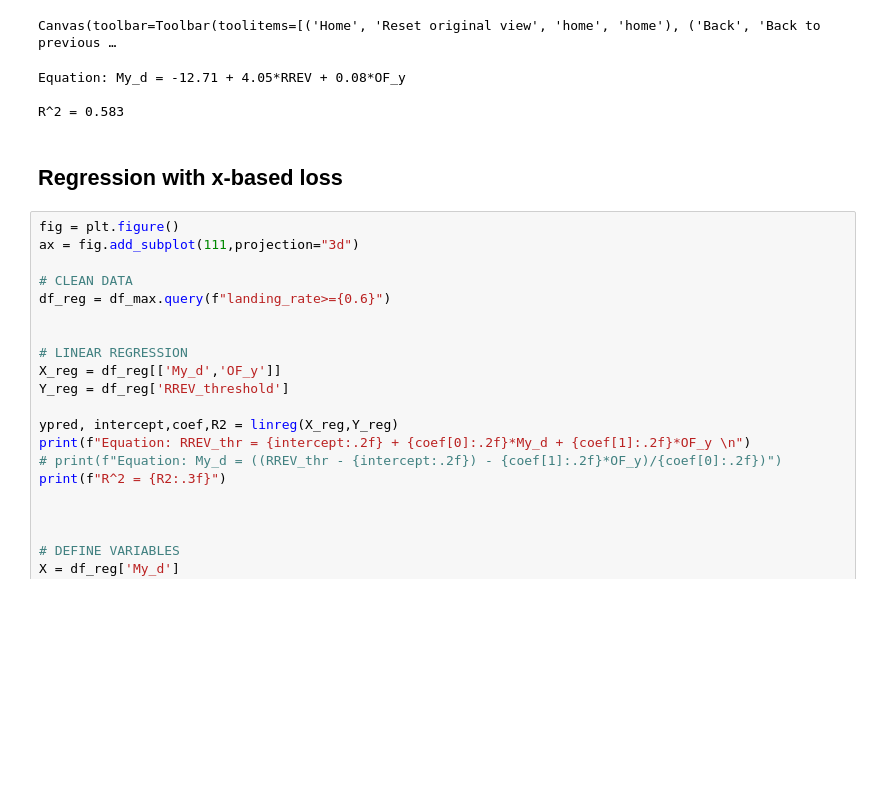
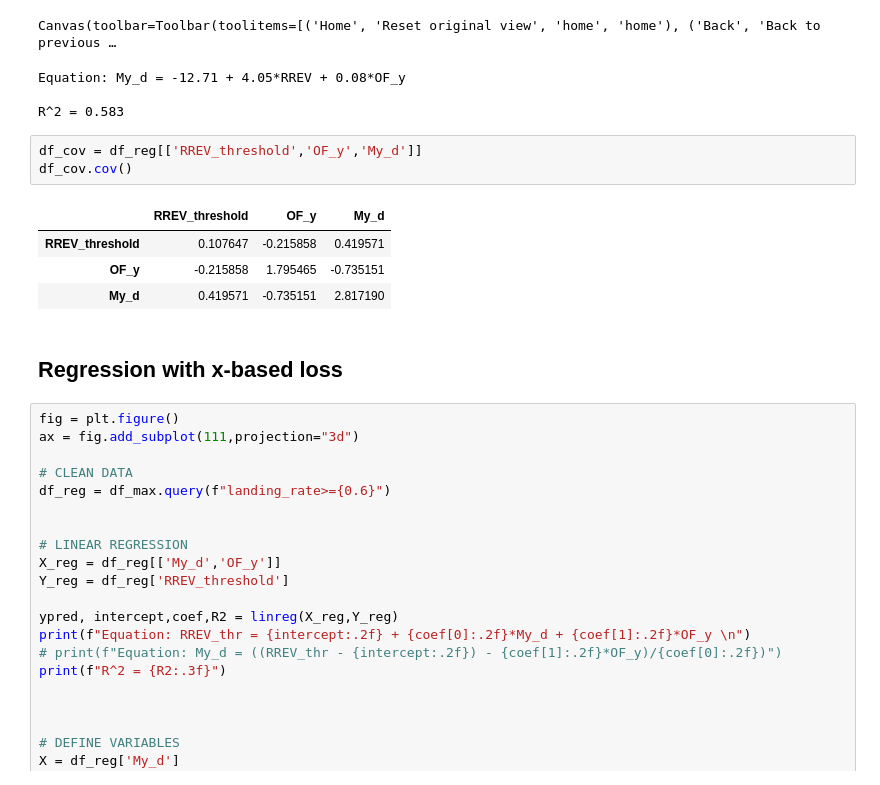
Before and after one commit to bhabas/sar_simulation, a Jupyter notebook: src/Projects/IROS_DataAnalysis/ExtraNarrow-Long_2-Policy/XNL_2-Policy_Max_Analysis.ipynb, the cells around one changed output. Saved outputs shown, nothing was run; the diff lists cells and outputs as text; blank space fills up the shorter version.

```diff
--- a/src/Projects/IROS_DataAnalysis/ExtraNarrow-Long_2-Policy/XNL_2-Policy_Max_Analysis.ipynb
+++ b/src/Projects/IROS_DataAnalysis/ExtraNarrow-Long_2-Policy/XNL_2-Policy_Max_Analysis.ipynb
@@ -644,6 +644,14 @@ Canvas(toolbar=Toolbar(toolitems=[('Home', 'Reset original view', 'home', 'home'
 Equation: My_d = -12.71 + 4.05*RREV + 0.08*OF_y
 
 R^2 = 0.583
+# %%
+df_cov = df_reg[['RREV_threshold','OF_y','My_d']]
+df_cov.cov()
+# %% [output]
+|  | RREV_threshold | OF_y | My_d |
+| RREV_threshold | 0.107647 | -0.215858 | 0.419571 |
+| OF_y | -0.215858 | 1.795465 | -0.735151 |
+| My_d | 0.419571 | -0.735151 | 2.817190 |
 # %% [markdown]
 ## Regression with x-based loss
 # %%
```
Also changed, not shown: 13 other files.
